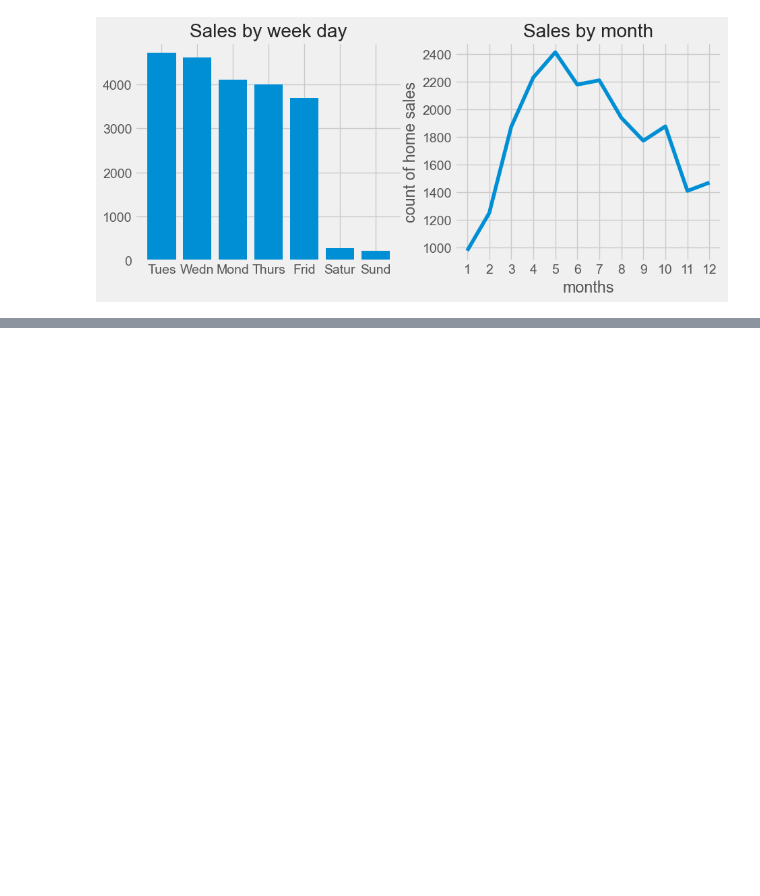
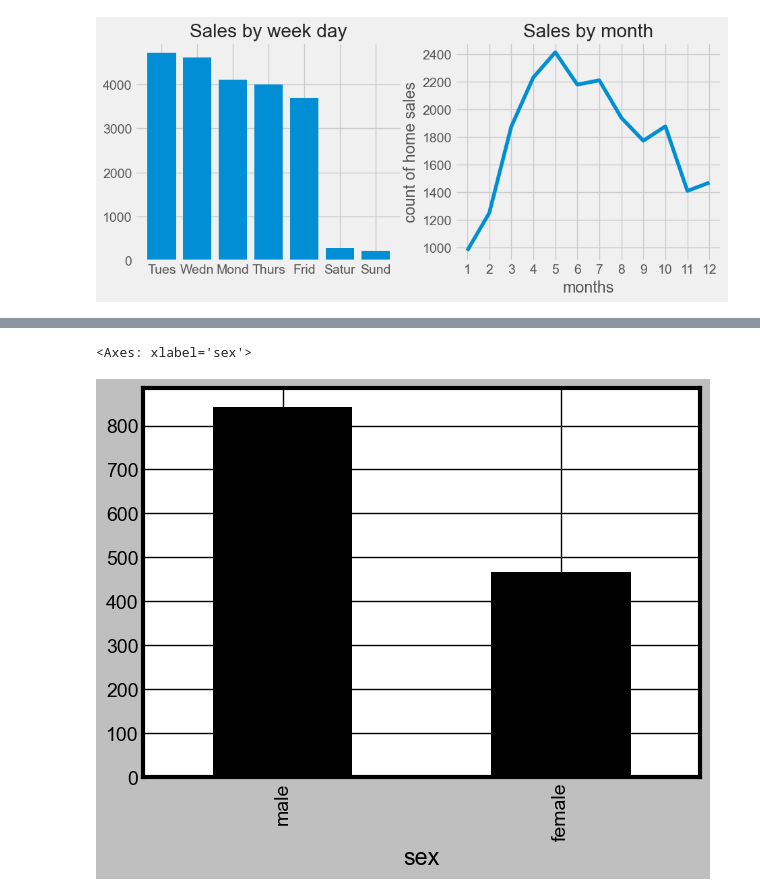
Before and after one commit to trudova/python-projects, a Jupyter notebook: pandas/plotting with matplotlib.ipynb, the cells around one changed output, grey strips where cells are left out. Drawn from its saved outputs; the diff is of its cells as text; code cells hidden in the pictures; blank space fills up the shorter version.

```diff
--- a/pandas/plotting with matplotlib.ipynb
+++ b/pandas/plotting with matplotlib.ipynb
@@ -458,0 +505,7 @@ Text(0, 0.5, 'count of home sales')
+# %%
+plt.style.use('grayscale')
+# %%
+titanic.sex.value_counts().plot(kind='bar')
+# %% [output]
+<Axes: xlabel='sex'>
+[figure, added]
```
Also changed, not shown: parts of 21 cells of this notebook, 1 other file.
